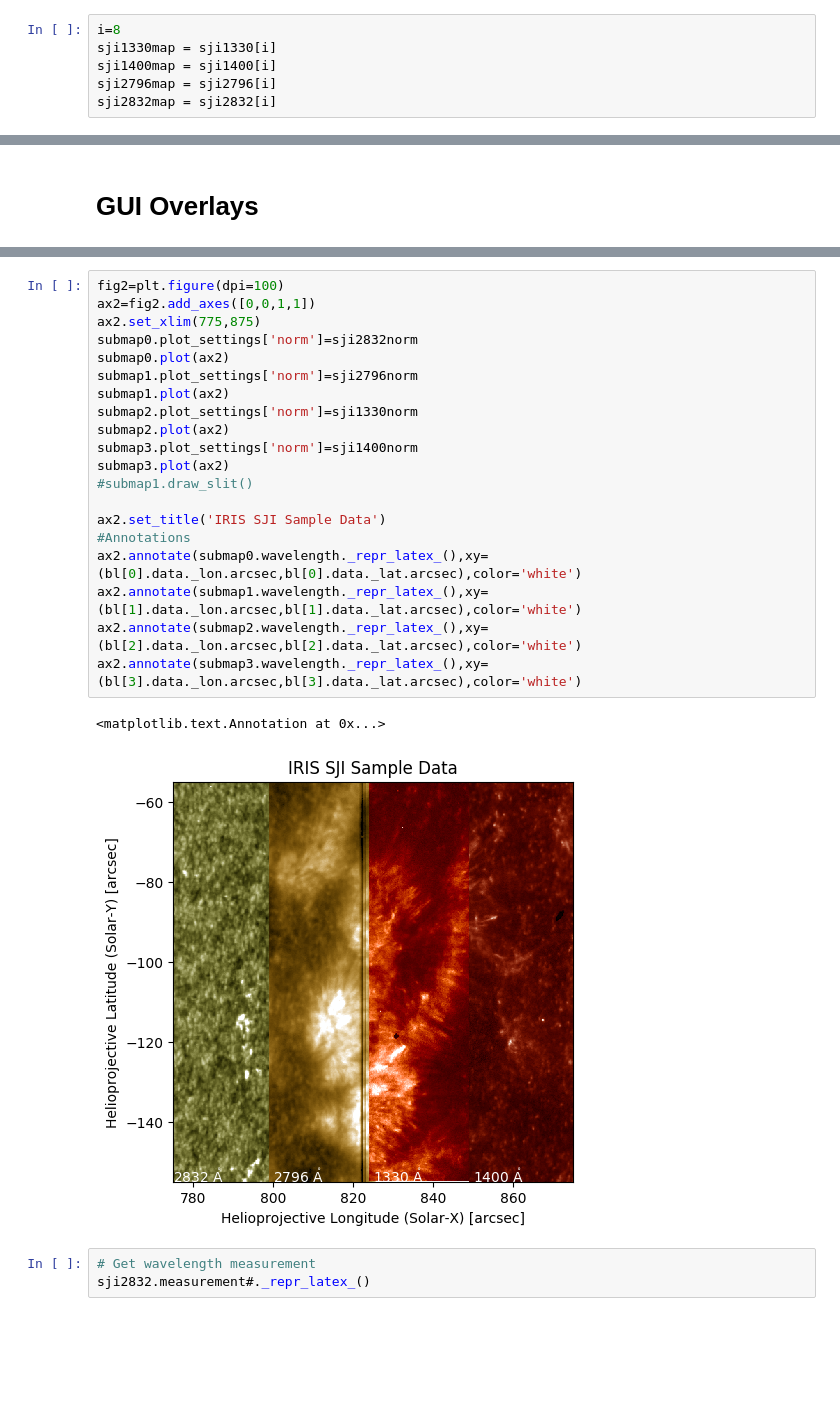
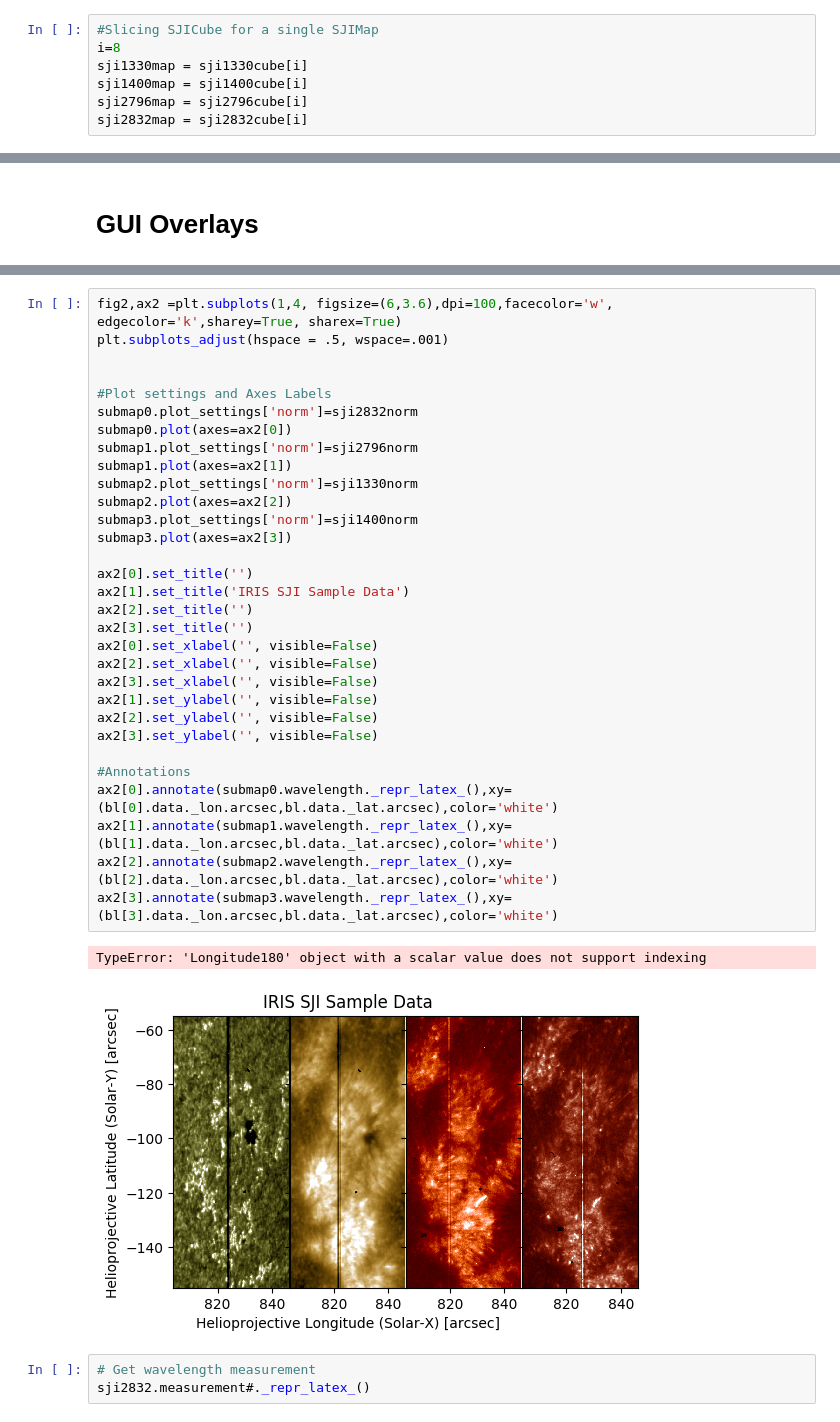
Before and after one commit to sunpy/sunraster, a Jupyter notebook: IRISpy SJICube.ipynb, the cells around one changed output, grey strips where cells are left out. Cells and saved outputs as stored; diff of their text form; blank space fills up the shorter version.

```diff
--- a/IRISpy SJICube.ipynb
+++ b/IRISpy SJICube.ipynb
@@ -23,11 +23,12 @@ sji2832cube=SJICube(sample.SJI_CUBE_2832)
 # %% [output]
 WARNING: FITSFixedWarning: 'unitfix' made the change 'Changed units: 'seconds' -> 's''. [astropy.wcs.wcs]
 # %%
+#Slicing SJICube for a single SJIMap
 i=8
-sji1330map = sji1330[i]
-sji1400map = sji1400[i]
-sji2796map = sji2796[i]
-sji2832map = sji2832[i]
+sji1330map = sji1330cube[i]
+sji1400map = sji1400cube[i]
+sji2796map = sji2796cube[i]
+sji2832map = sji2832cube[i]
 # %% [markdown]
 ### SJI Map Plotting
 # %%
@@ -147,26 +142,37 @@ submap3=sji1400map.submap(bl[3],tr[3])
 # %%
-fig2=plt.figure(dpi=100)
-ax2=fig2.add_axes([0,0,1,1])
-ax2.set_xlim(775,875)
+fig2,ax2 =plt.subplots(1,4, figsize=(6,3.6),dpi=100,facecolor='w', edgecolor='k',sharey=True, sharex=True)
+plt.subplots_adjust(hspace = .5, wspace=.001)
+
+
+#Plot settings and Axes Labels
 submap0.plot_settings['norm']=sji2832norm
-submap0.plot(ax2)
+submap0.plot(axes=ax2[0])
 submap1.plot_settings['norm']=sji2796norm
-submap1.plot(ax2)
+submap1.plot(axes=ax2[1])
 submap2.plot_settings['norm']=sji1330norm
-submap2.plot(ax2)
+submap2.plot(axes=ax2[2])
 submap3.plot_settings['norm']=sji1400norm
-submap3.plot(ax2)
-#submap1.draw_slit()
+submap3.plot(axes=ax2[3])
 
-ax2.set_title('IRIS SJI Sample Data')
+ax2[0].set_title('')
+ax2[1].set_title('IRIS SJI Sample Data')
+ax2[2].set_title('')
+ax2[3].set_title('')
+ax2[0].set_xlabel('', visible=False)
+ax2[2].set_xlabel('', visible=False)
+ax2[3].set_xlabel('', visible=False)
+ax2[1].set_ylabel('', visible=False)
+ax2[2].set_ylabel('', visible=False)
+ax2[3].set_ylabel('', visible=False)
+
 #Annotations
-ax2.annotate(submap0.wavelength._repr_latex_(),xy=(bl[0].data._lon.arcsec,bl[0].data._lat.arcsec),color='white')
-ax2.annotate(submap1.wavelength._repr_latex_(),xy=(bl[1].data._lon.arcsec,bl[1].data._lat.arcsec),color='white')
-ax2.annotate(submap2.wavelength._repr_latex_(),xy=(bl[2].data._lon.arcsec,bl[2].data._lat.arcsec),color='white')
-ax2.annotate(submap3.wavelength._repr_latex_(),xy=(bl[3].data._lon.arcsec,bl[3].data._lat.arcsec),color='white')
+ax2[0].annotate(submap0.wavelength._repr_latex_(),xy=(bl[0].data._lon.arcsec,bl.data._lat.arcsec),color='white')
+ax2[1].annotate(submap1.wavelength._repr_latex_(),xy=(bl[1].data._lon.arcsec,bl.data._lat.arcsec),color='white')
+ax2[2].annotate(submap2.wavelength._repr_latex_(),xy=(bl[2].data._lon.arcsec,bl.data._lat.arcsec),color='white')
+ax2[3].annotate(submap3.wavelength._repr_latex_(),xy=(bl[3].data._lon.arcsec,bl.data._lat.arcsec),color='white')
 # %% [output]
-<matplotlib.text.Annotation at 0x...>
+TypeError: 'Longitude180' object with a scalar value does not support indexing
-[figure, old version]
+[figure, new version]
 # %%
 # Get wavelength measurement
 sji2832.measurement#._repr_latex_()
```
Also changed, not shown: parts of 5 cells of this notebook, 1 other file.
